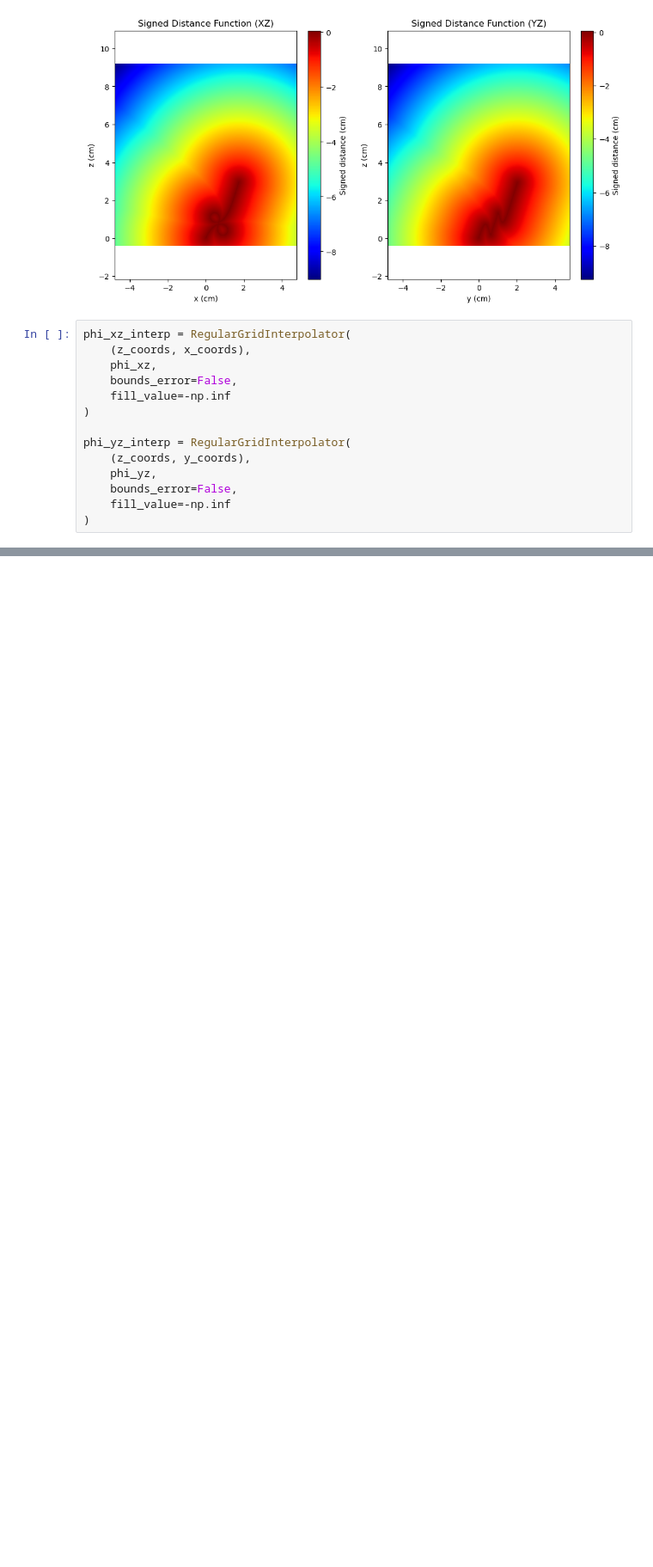
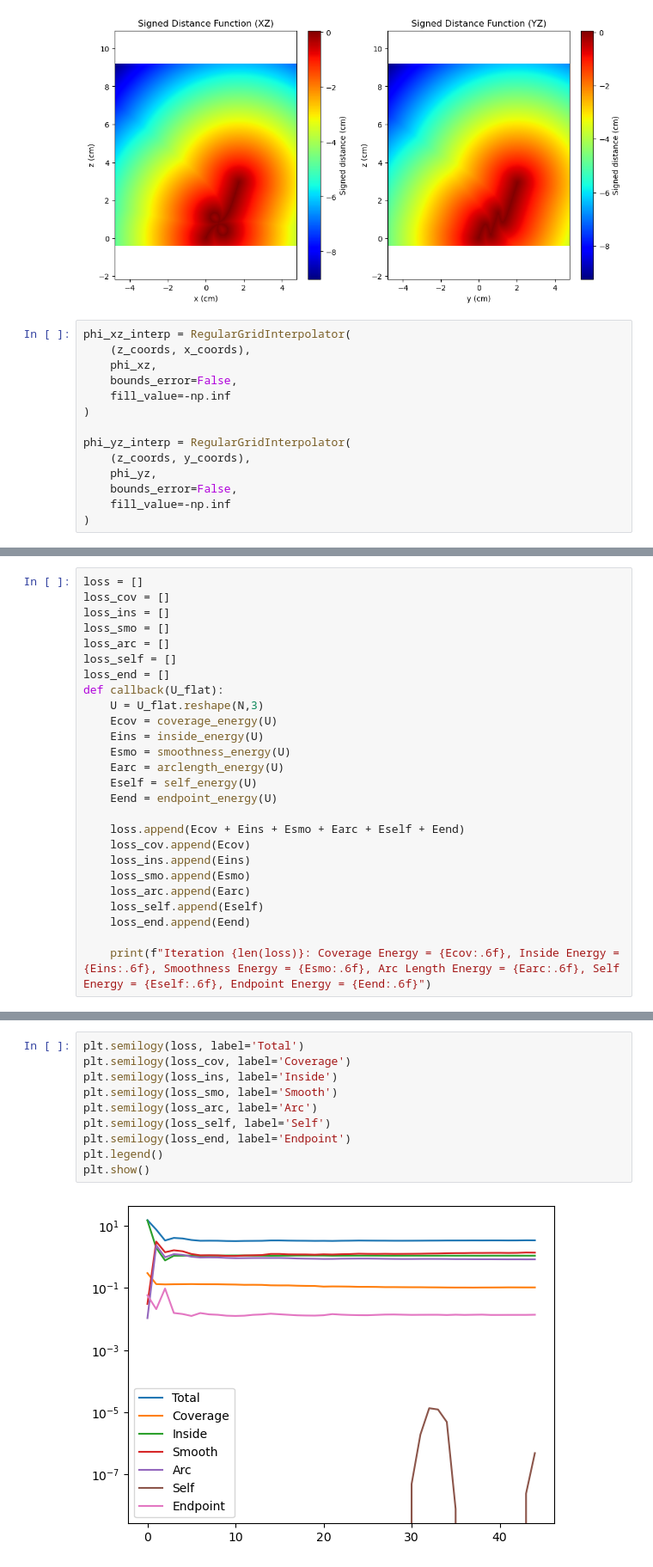
Before and after one commit to josef-lin/HFSP-dodder, a Jupyter notebook: src/data-reconstruction/data-reconstruction.ipynb, the cells around one changed output, grey strips where cells are left out. Shown at 86% size. Drawn from its saved outputs; the diff is of its cells as text; blank space fills up the shorter version.

```diff
--- a/src/data-reconstruction/data-reconstruction.ipynb
+++ b/src/data-reconstruction/data-reconstruction.ipynb
@@ -105,0 +323,26 @@ phi_yz_interp = RegularGridInterpolator(
+# %%
+loss = []
+loss_cov = []
+loss_ins = []
+loss_smo = []
+loss_arc = []
+loss_self = []
+loss_end = []
+def callback(U_flat):
+    U = U_flat.reshape(N,3)
+    Ecov = coverage_energy(U)
+    Eins = inside_energy(U)
+    Esmo = smoothness_energy(U)
+    Earc = arclength_energy(U)
+    Eself = self_energy(U)
+    Eend = endpoint_energy(U)
+
+    loss.append(Ecov + Eins + Esmo + Earc + Eself + Eend)
+    loss_cov.append(Ecov)
+    loss_ins.append(Eins)
+    loss_smo.append(Esmo)
+    loss_arc.append(Earc)
+    loss_self.append(Eself)
+    loss_end.append(Eend)
+
+    print(f"Iteration {len(loss)}: Coverage Energy = {Ecov:.6f}, Inside Energy = {Eins:.6f}, Smoothness Energy = {Esmo:.6f}, Arc Length Energy = {Earc:.6f}, Self Energy = {Eself:.6f}, Endpoint Energy = {Eend:.6f}")
@@ -105,0 +405,12 @@ phi_yz_interp = RegularGridInterpolator(
+# %%
+plt.semilogy(loss, label='Total')
+plt.semilogy(loss_cov, label='Coverage')
+plt.semilogy(loss_ins, label='Inside')
+plt.semilogy(loss_smo, label='Smooth')
+plt.semilogy(loss_arc, label='Arc')
+plt.semilogy(loss_self, label='Self')
+plt.semilogy(loss_end, label='Endpoint')
+plt.legend()
+plt.show()
+# %% [output]
+[figure, added]
```
Also changed, not shown: parts of 17 cells of this notebook.
